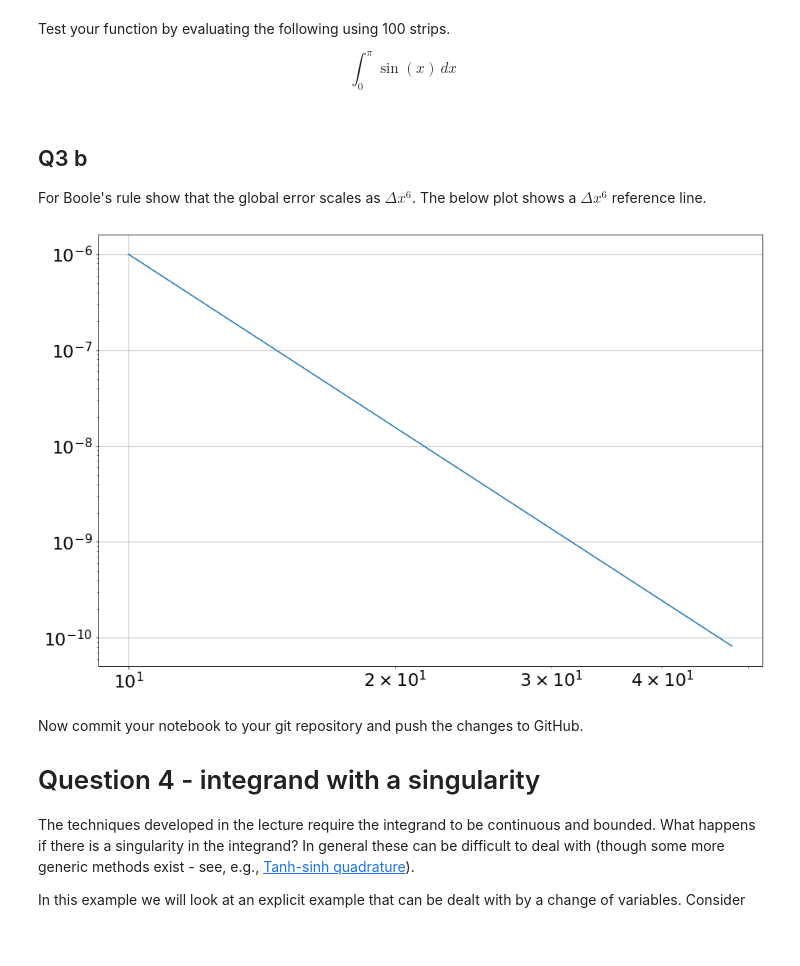
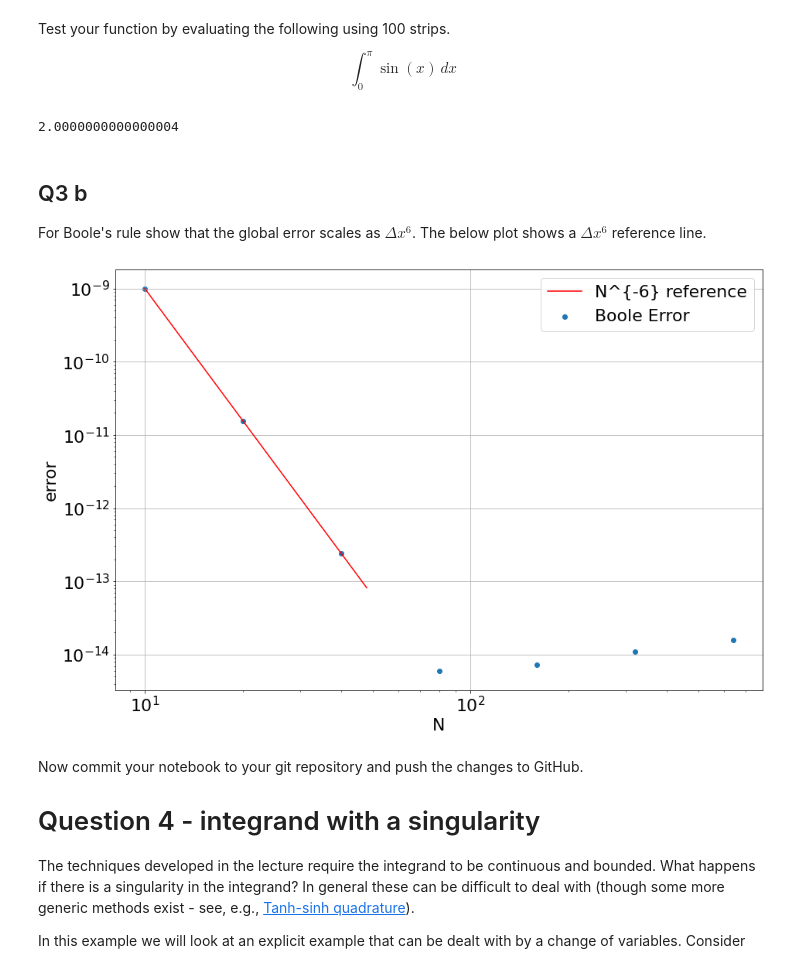
Before and after one commit to loby368/Computational-Science, a Jupyter notebook: Assignment 4/Assignment-4.ipynb, the cells around one changed output. Cells and saved outputs as stored; diff of their text form; code cells hidden in the pictures; blank space fills up the shorter version.

```diff
--- a/Assignment 4/Assignment-4.ipynb
+++ b/Assignment 4/Assignment-4.ipynb
@@ -192,20 +211,45 @@ Write a function that numerically integrates another function using Boole's rule
 Test your function by evaluating the following using 100 strips.
 
 $$ \int_0^\pi \sin(x)\,dx $$
+# %%
+def f(x):
+    return np.sin(x)
+
+BooleIntegrate(f, 0, np.pi, 100)
+# %% [output]
+2.0000000000000004
 # %% [markdown]
 ## Q3 b
 
 For Boole's rule show that the global error scales as $\Delta x^6$. The below plot shows a $\Delta x^6$ reference line.
+# %%
+I = 2
+imax = 7
+
+ErrorBoole = np.empty((imax,2));
+
+i = 0
+N = 10
+while i < imax:
+    ErrorBoole[i,0] = N
+    ErrorBoole[i,1] = np.abs(BooleIntegrate(f, 0, np.pi, N) - I)
+
+    N *= 2
+    i += 1
 # %%
 x = np.linspace(10,48,100)
-y = x**-6
+y = 0.001*x**-6 #Change co-efficient to show slope is equal
 
+plt.grid(True)
+plt.xscale('log')
 plt.yscale('log')
-plt.xscale('log')
-plt.grid(True)
-plt.plot(x,y);
+plt.xlabel('N')
+plt.ylabel('error')
+plt.scatter(ErrorBoole[:,0], ErrorBoole[:,1])
+plt.plot(x,y, color = 'r')
+plt.legend(['N^{-6} reference','Boole Error']);
 # %% [output]
-[figure, old version]
+[figure, new version]
 # %% [markdown]
 Now commit your notebook to your git repository and push the changes to GitHub.
 
```
Also changed, not shown: parts of 1 cell of this notebook.
